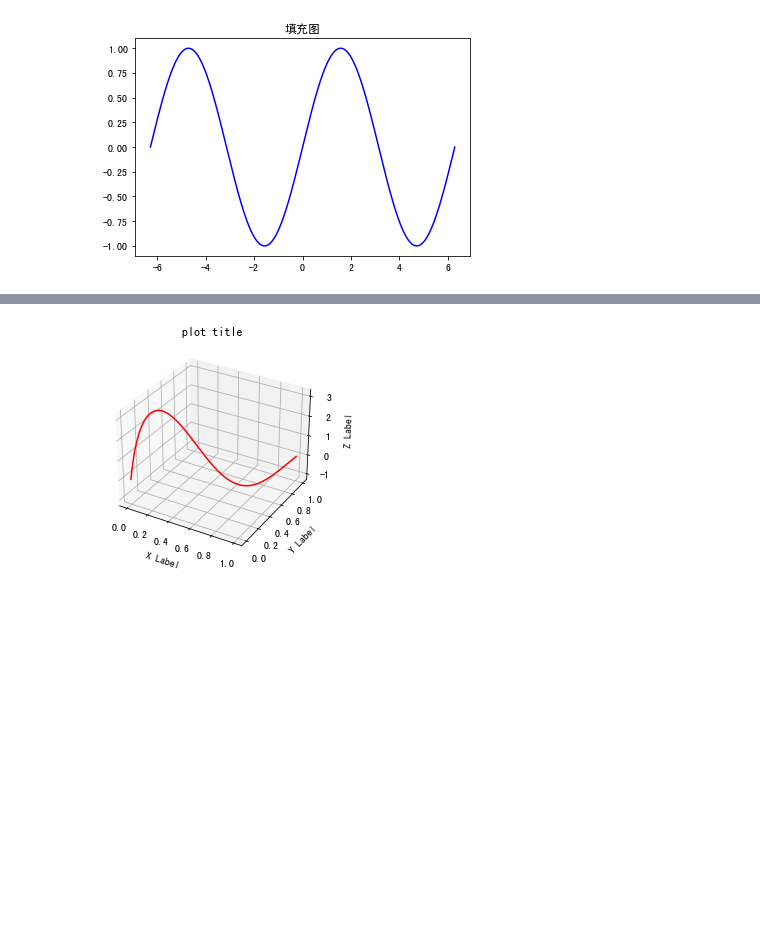
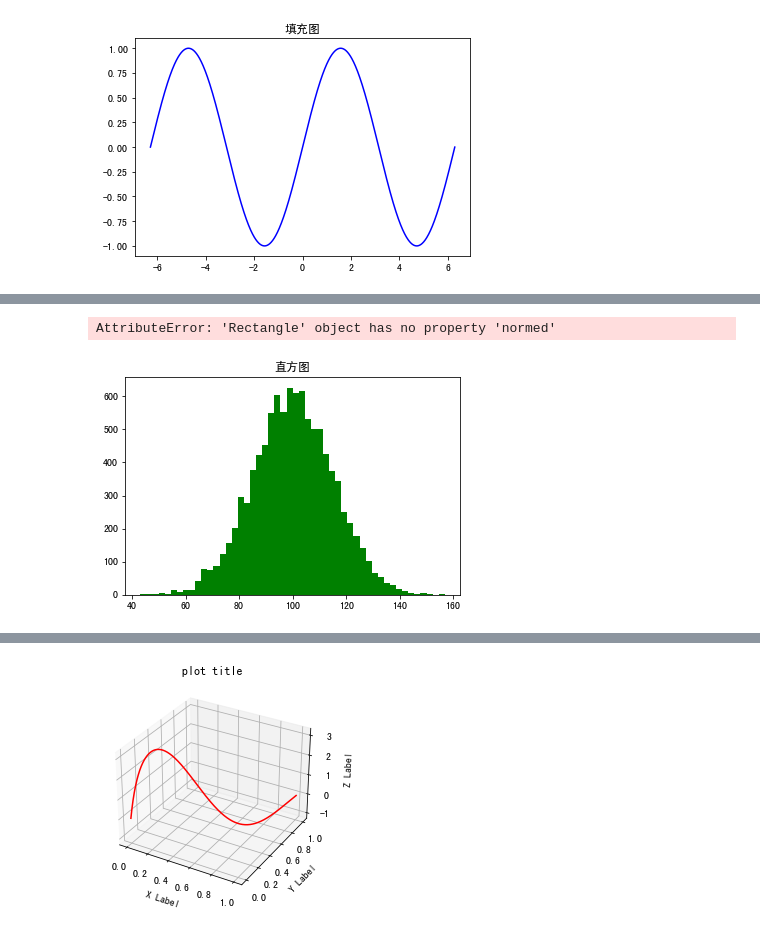
Before and after one commit to yscs2020/2021_to_improve, a Jupyter notebook: 202106/scipy/py_nb.ipynb, the cells around one changed output, grey strips where cells are left out. Cells and saved outputs as stored; diff of their text form; code cells hidden in the pictures; blank space fills up the shorter version.

```diff
--- a/202106/scipy/py_nb.ipynb
+++ b/202106/scipy/py_nb.ipynb
@@ -395,0 +233,14 @@ def three_dimension_scatter():
+# %%
+def histograms_plot():
+    mu,sigma = 100,15
+    x = mu+sigma*np.random.randn(10000)
+    plt.title("直方图")
+    n, bins, patches = plt.hist(x,bins=50,normed =1,cumulative=False,color='green',alpha=0.6,label='直方图')
+    y = mlab.normpdf(bins,mu,sigma)
+    plt.plot(bins,y,'r--',label='线条')
+    plt.legend(loc='upper left',shadow=True)
+    plt.show()
+histograms_plot()
+# %% [output]
+AttributeError: 'Rectangle' object has no property 'normed'
+[figure, added]
```
Also changed, not shown: parts of 7 cells of this notebook.
